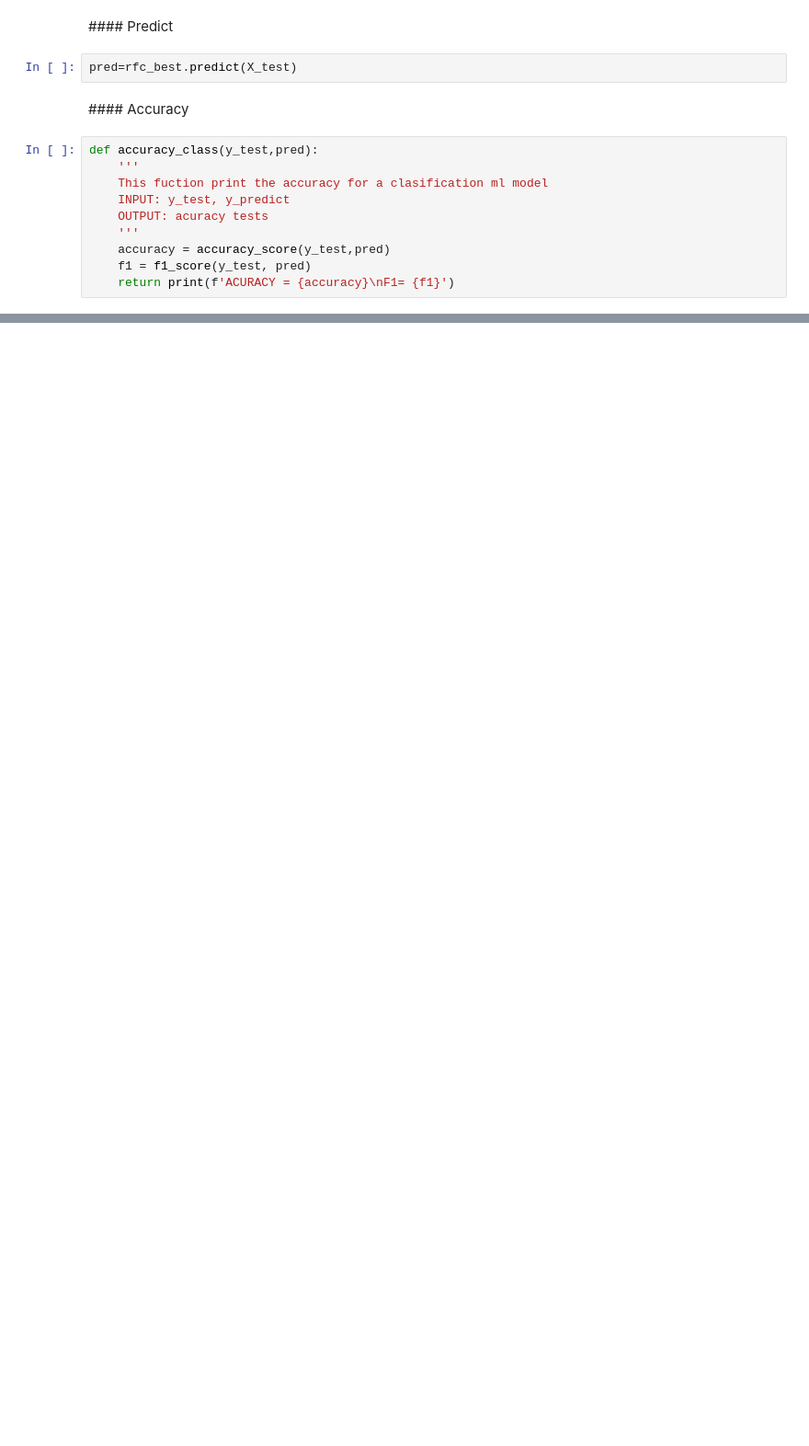
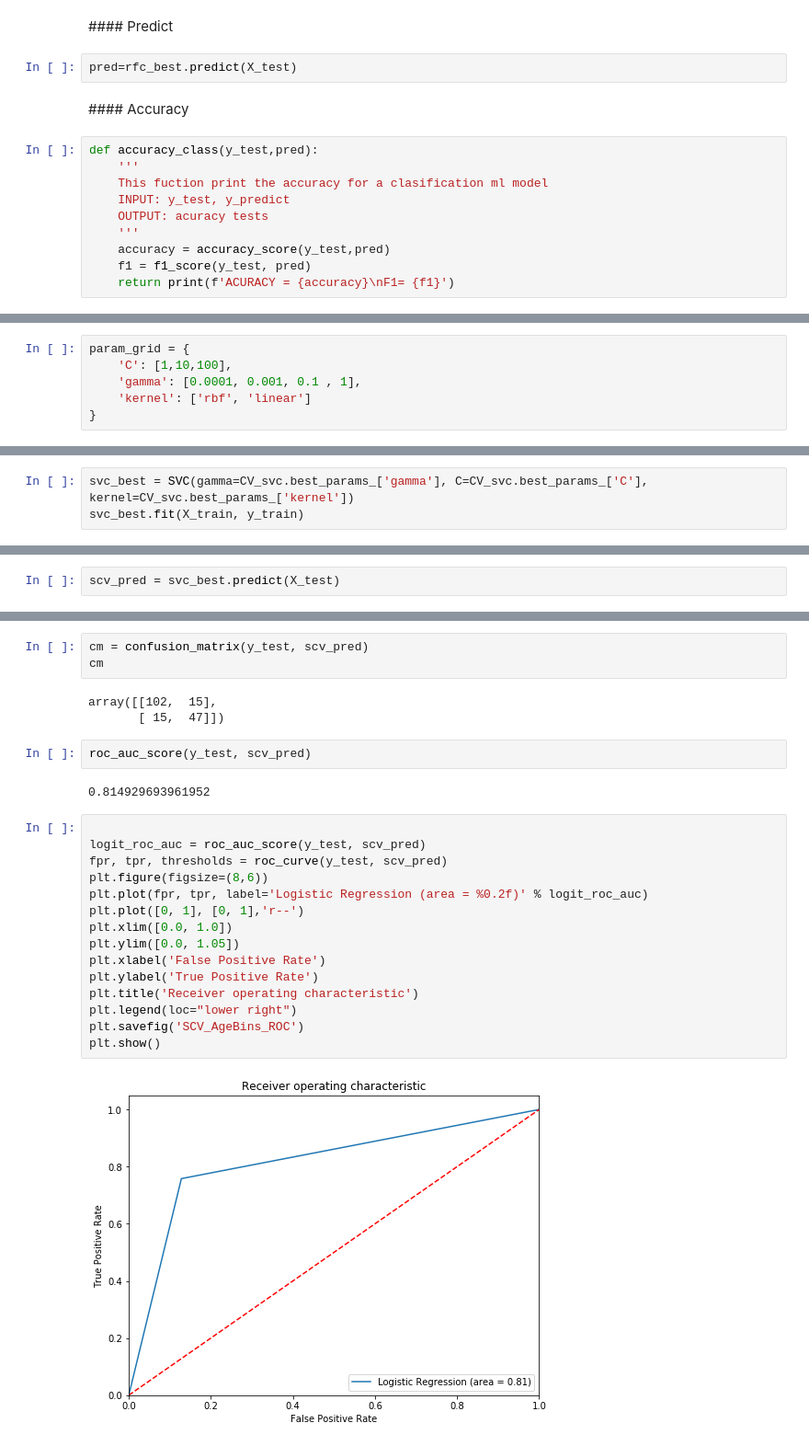
Before and after one commit to Jorge2alvarez/project-kaggle-titanic, a Jupyter notebook: titanic/5. Model Creation/5.2 Model Creation.ipynb, the cells around one changed output, grey strips where cells are left out. Shown at 92% size. Drawn from its saved outputs; the diff is of its cells as text; blank space fills up the shorter version.

```diff
--- a/titanic/5. Model Creation/5.2 Model Creation.ipynb
+++ b/titanic/5. Model Creation/5.2 Model Creation.ipynb
@@ -255,0 +278,6 @@ plt.show()
+# %%
+param_grid = {
+    'C': [1,10,100],
+    'gamma': [0.0001, 0.001, 0.1 , 1],
+    'kernel': ['rbf', 'linear']
+}
@@ -255,0 +303,3 @@ plt.show()
+# %%
+svc_best = SVC(gamma=CV_svc.best_params_['gamma'], C=CV_svc.best_params_['C'], kernel=CV_svc.best_params_['kernel'])
+svc_best.fit(X_train, y_train)
@@ -255,0 +319,2 @@ plt.show()
+# %%
+scv_pred = svc_best.predict(X_test)
@@ -255,0 +326,27 @@ plt.show()
+# %%
+cm = confusion_matrix(y_test, scv_pred)
+cm
+# %% [output]
+array([[102,  15],
+       [ 15,  47]])
+# %%
+roc_auc_score(y_test, scv_pred)
+# %% [output]
+0.814929693961952
+# %%
+
+logit_roc_auc = roc_auc_score(y_test, scv_pred)
+fpr, tpr, thresholds = roc_curve(y_test, scv_pred)
+plt.figure(figsize=(8,6))
+plt.plot(fpr, tpr, label='Logistic Regression (area = %0.2f)' % logit_roc_auc)
+plt.plot([0, 1], [0, 1],'r--')
+plt.xlim([0.0, 1.0])
+plt.ylim([0.0, 1.05])
+plt.xlabel('False Positive Rate')
+plt.ylabel('True Positive Rate')
+plt.title('Receiver operating characteristic')
+plt.legend(loc="lower right")
+plt.savefig('SCV_AgeBins_ROC')
+plt.show()
+# %% [output]
+[figure, added]
```
Also changed, not shown: parts of 38 cells of this notebook, 3 other files.
